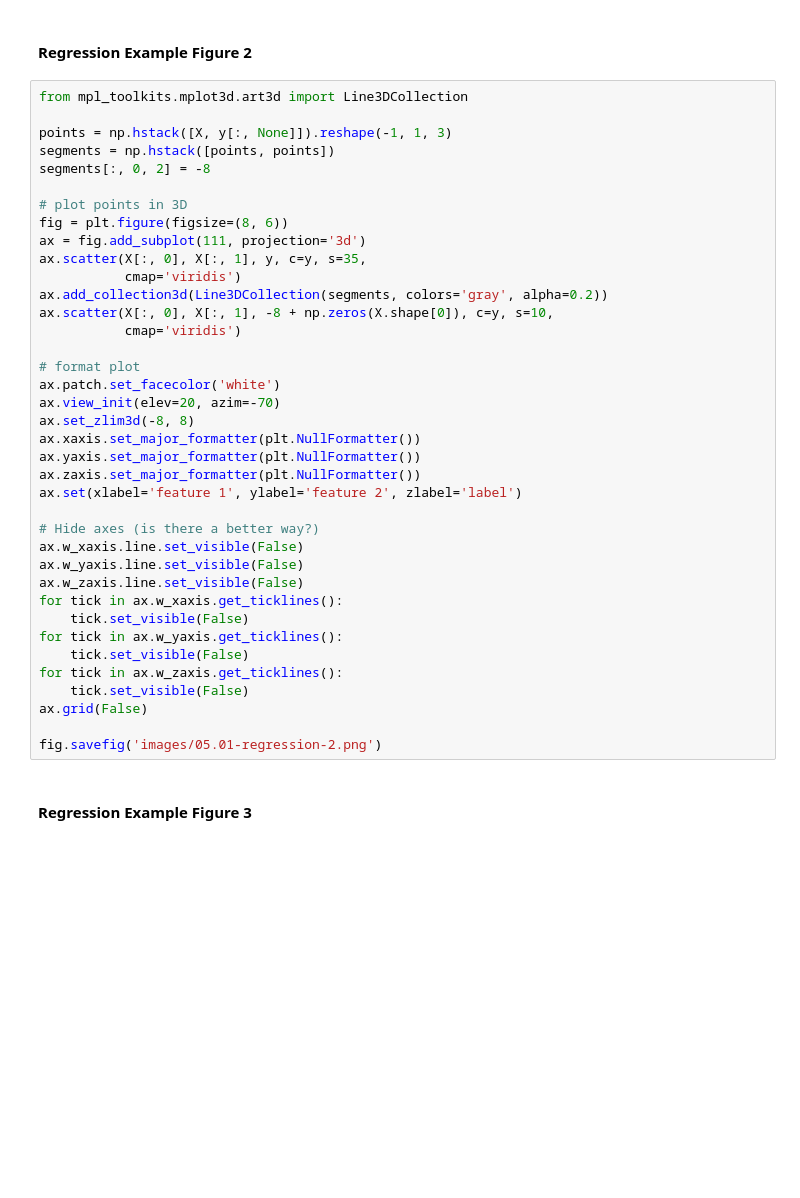
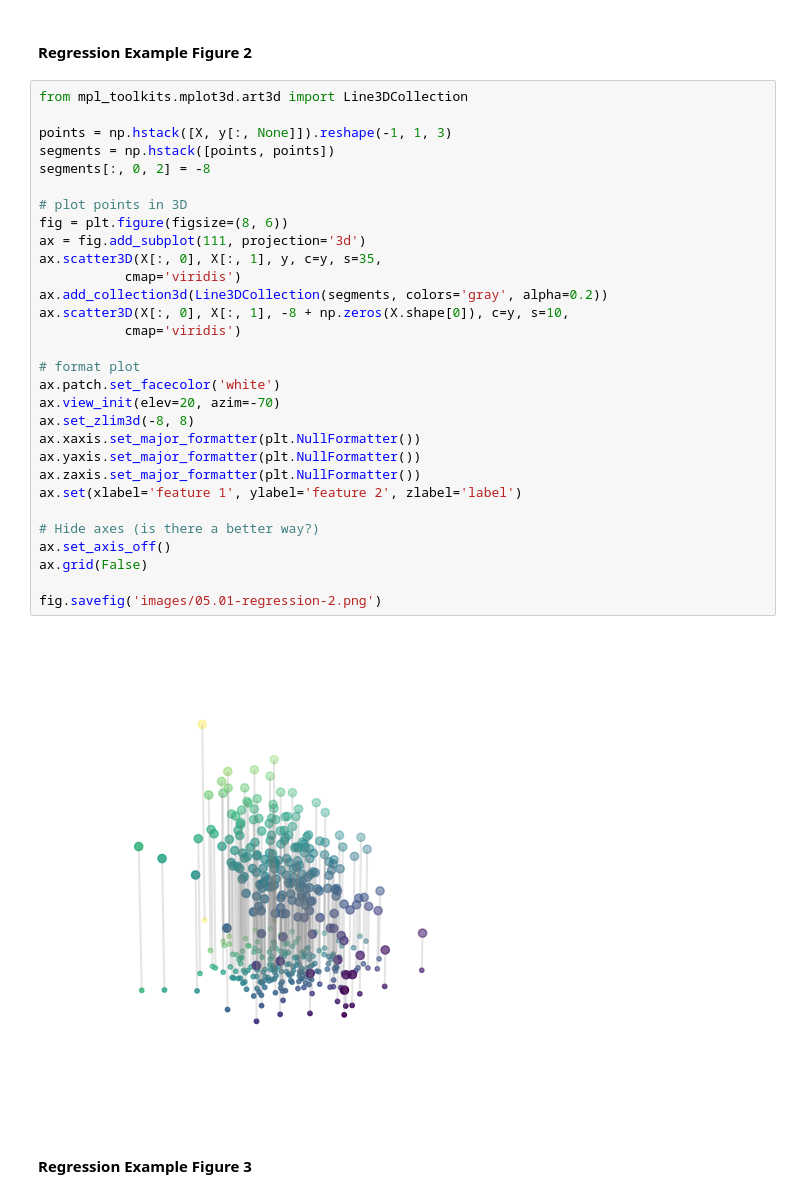
Before and after one commit to ashiqur200124-ui/data-sci, a Jupyter notebook: notebooks/06.00-Figure-Code.ipynb, the cells around one changed output. Drawn from its saved outputs; the diff is of its cells as text; blank space fills up the shorter version.

```diff
--- a/notebooks/06.00-Figure-Code.ipynb
+++ b/notebooks/06.00-Figure-Code.ipynb
@@ -456,41 +470,35 @@ fig.savefig('images/05.01-regression-1.png')
 # %%
 from mpl_toolkits.mplot3d.art3d import Line3DCollection
 
 points = np.hstack([X, y[:, None]]).reshape(-1, 1, 3)
 segments = np.hstack([points, points])
 segments[:, 0, 2] = -8
 
 # plot points in 3D
 fig = plt.figure(figsize=(8, 6))
 ax = fig.add_subplot(111, projection='3d')
-ax.scatter(X[:, 0], X[:, 1], y, c=y, s=35,
+ax.scatter3D(X[:, 0], X[:, 1], y, c=y, s=35,
            cmap='viridis')
 ax.add_collection3d(Line3DCollection(segments, colors='gray', alpha=0.2))
-ax.scatter(X[:, 0], X[:, 1], -8 + np.zeros(X.shape[0]), c=y, s=10,
+ax.scatter3D(X[:, 0], X[:, 1], -8 + np.zeros(X.shape[0]), c=y, s=10,
            cmap='viridis')
 
 # format plot
 ax.patch.set_facecolor('white')
 ax.view_init(elev=20, azim=-70)
 ax.set_zlim3d(-8, 8)
 ax.xaxis.set_major_formatter(plt.NullFormatter())
 ax.yaxis.set_major_formatter(plt.NullFormatter())
 ax.zaxis.set_major_formatter(plt.NullFormatter())
 ax.set(xlabel='feature 1', ylabel='feature 2', zlabel='label')
 
 # Hide axes (is there a better way?)
-ax.w_xaxis.line.set_visible(False)
-ax.w_yaxis.line.set_visible(False)
-ax.w_zaxis.line.set_visible(False)
-for tick in ax.w_xaxis.get_ticklines():
-    tick.set_visible(False)
-for tick in ax.w_yaxis.get_ticklines():
-    tick.set_visible(False)
-for tick in ax.w_zaxis.get_ticklines():
-    tick.set_visible(False)
+ax.set_axis_off()
 ax.grid(False)
 
 fig.savefig('images/05.01-regression-2.png')
+# %% [output]
+[figure, added]
 # %% [markdown]
 #### Regression Example Figure 3
 # %%
```
Also changed, not shown: parts of 33 cells of this notebook.
